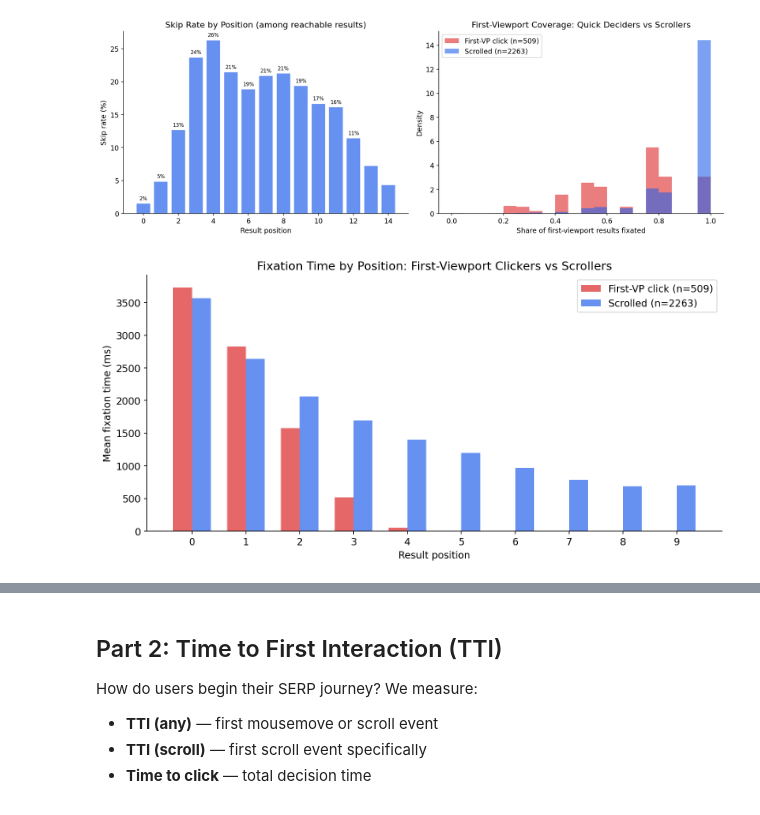
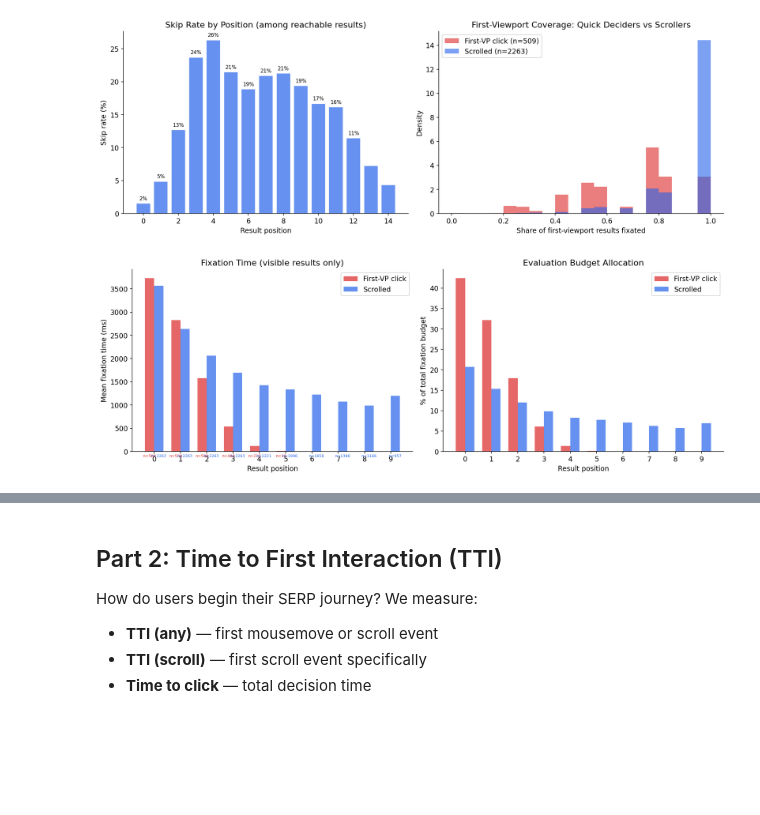
Before and after one commit to andyed/attentional-foraging, a Jupyter notebook: notebooks/fixation_coverage.ipynb, the cells around one changed output, grey strips where cells are left out. Drawn from its saved outputs; the diff is of its cells as text; code cells hidden in the pictures; blank space fills up the shorter version.

```diff
--- a/notebooks/fixation_coverage.ipynb
+++ b/notebooks/fixation_coverage.ipynb
@@ -307,35 +307,81 @@ plt.show()
 # %% [output]
 [figure]
 # %%
-# Fixation time by position — FV clickers vs scrollers
-fig, ax = plt.subplots(figsize=(10, 5))
+# Fixation time by position — conditioned on visibility
+# Only include a result in the average if it was actually visible to this user
+# (within first viewport for FV clickers, within max scroll depth for scrollers)
 
-fv_by_pos = defaultdict(list)
-sc_by_pos = defaultdict(list)
+fig, axes = plt.subplots(1, 2, figsize=(14, 5))
+
+# --- Left panel: conditioned on visibility ---
+fv_by_pos_vis = defaultdict(list)
+sc_by_pos_vis = defaultdict(list)
+fv_n_vis = defaultdict(int)
+sc_n_vis = defaultdict(int)
+
 for r in coverage:
-    target = fv_by_pos if r['first_vp_click'] else sc_by_pos
-    for p in range(min(r['n_results'], 10)):
+    is_fv = r['first_vp_click']
+    # Visible results: up to first-viewport count (FV clickers) or max scroll pos (scrollers)
+    if is_fv:
+        visible_limit = r['fv_n']
+    else:
+        visible_limit = r['max_scroll_pos'] + 1
+
+    target = fv_by_pos_vis if is_fv else sc_by_pos_vis
+    n_target = fv_n_vis if is_fv else sc_n_vis
+    for p in range(min(visible_limit, 10)):
         target[p].append(r['fix_per'].get(p, 0))
+        n_target[p] += 1
 
 positions = range(10)
-fv_means = [np.mean(fv_by_pos[p]) if fv_by_pos[p] else 0 for p in positions]
-sc_means = [np.mean(sc_by_pos[p]) if sc_by_pos[p] else 0 for p in positions]
+fv_means_vis = [np.mean(fv_by_pos_vis[p]) if fv_by_pos_vis[p] else 0 for p in positions]
+sc_means_vis = [np.mean(sc_by_pos_vis[p]) if sc_by_pos_vis[p] else 0 for p in positions]
+fv_ns = [len(fv_by_pos_vis[p]) for p in positions]
+sc_ns = [len(sc_by_pos_vis[p]) for p in positions]
 
+ax = axes[0]
 x = np.arange(10)
 w = 0.35
-ax.bar(x - w/2, fv_means, w, color='#dc2626', alpha=0.7, label=f'First-VP click (n={len(fv_trials)})')
-ax.bar(x + w/2, sc_means, w, color='#2563eb', alpha=0.7, label=f'Scrolled (n={len(sc_trials)})')
+bars_fv = ax.bar(x - w/2, fv_means_vis, w, color='#dc2626', alpha=0.7,
+                  label=f'First-VP click')
+bars_sc = ax.bar(x + w/2, sc_means_vis, w, color='#2563eb', alpha=0.7,
+                  label=f'Scrolled')
 ax.set_xlabel('Result position')
 ax.set_ylabel('Mean fixation time (ms)')
-ax.set_title('Fixation Time by Position: First-Viewport Clickers vs Scrollers')
+ax.set_title('Fixation Time (visible results only)')
+ax.legend()
+ax.set_xticks(x)
+
+# Add n counts below bars
+for p in positions:
+    if fv_ns[p] > 0:
+        ax.text(p - w/2, -120, f'n={fv_ns[p]}', ha='center', fontsize=6, color='#dc2626')
+    if sc_ns[p] > 0:
+        ax.text(p + w/2, -120, f'n={sc_ns[p]}', ha='center', fontsize=6, color='#2563eb')
+
+# --- Right panel: share of evaluation budget ---
+fv_total = sum(fv_means_vis[:5])  # FV clickers see ~5 results
+sc_total = sum(sc_means_vis)
+
+fv_share = [m / fv_total * 100 if fv_total > 0 else 0 for m in fv_means_vis]
+sc_share = [m / sc_total * 100 if sc_total > 0 else 0 for m in sc_means_vis]
+
+ax = axes[1]
+ax.bar(x - w/2, fv_share, w, color='#dc2626', alpha=0.7, label='First-VP click')
+ax.bar(x + w/2, sc_share, w, color='#2563eb', alpha=0.7, label='Scrolled')
+ax.set_xlabel('Result position')
+ax.set_ylabel('% of total fixation budget')
+ax.set_title('Evaluation Budget Allocation')
 ax.legend()
 ax.set_xticks(x)
 
 plt.tight_layout()
 plt.savefig('plots-v1/plot_coverage_fixtime_by_group.png', dpi=200, bbox_inches='tight')
 plt.show()
 
-print("First-VP clickers barely look past position 2.")
-print("Scrollers distribute attention across the full SERP.")
+print(f"FV clickers: {fv_ns[0]} trials with pos 0 visible, {fv_ns[4]} with pos 4")
+print(f"Scrollers:   {sc_ns[0]} trials with pos 0 visible, {sc_ns[9]} with pos 9")
+print(f"\nFV budget: pos 0 gets {fv_share[0]:.0f}% of fixation time, pos 1 gets {fv_share[1]:.0f}%")
+print(f"SC budget: pos 0 gets {sc_share[0]:.0f}% of fixation time, pos 1 gets {sc_share[1]:.0f}%")
 # %% [output]
-[figure, old version]
+[figure, new version]
```
Also changed, not shown: parts of 1 cell of this notebook, 8 other files.
